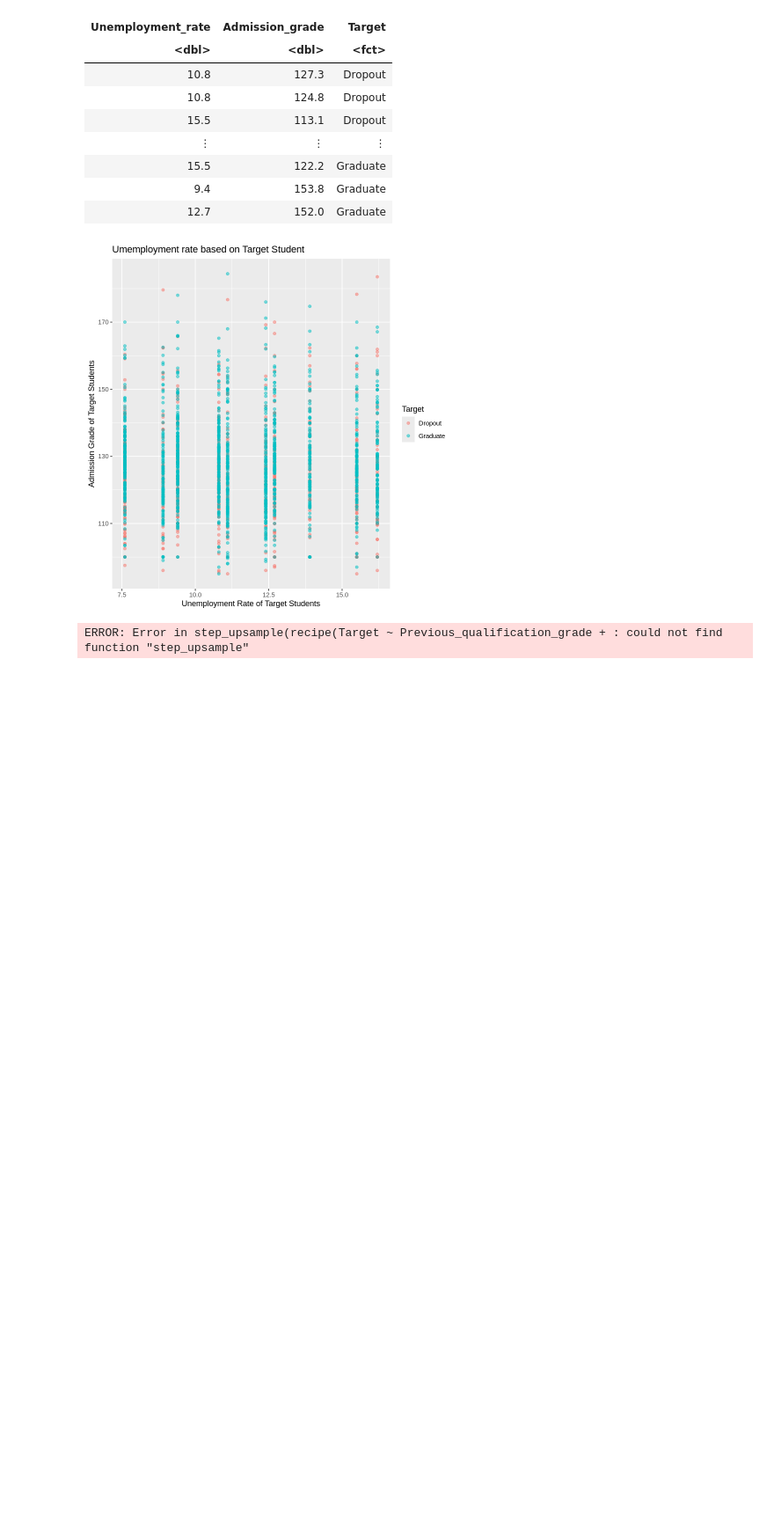
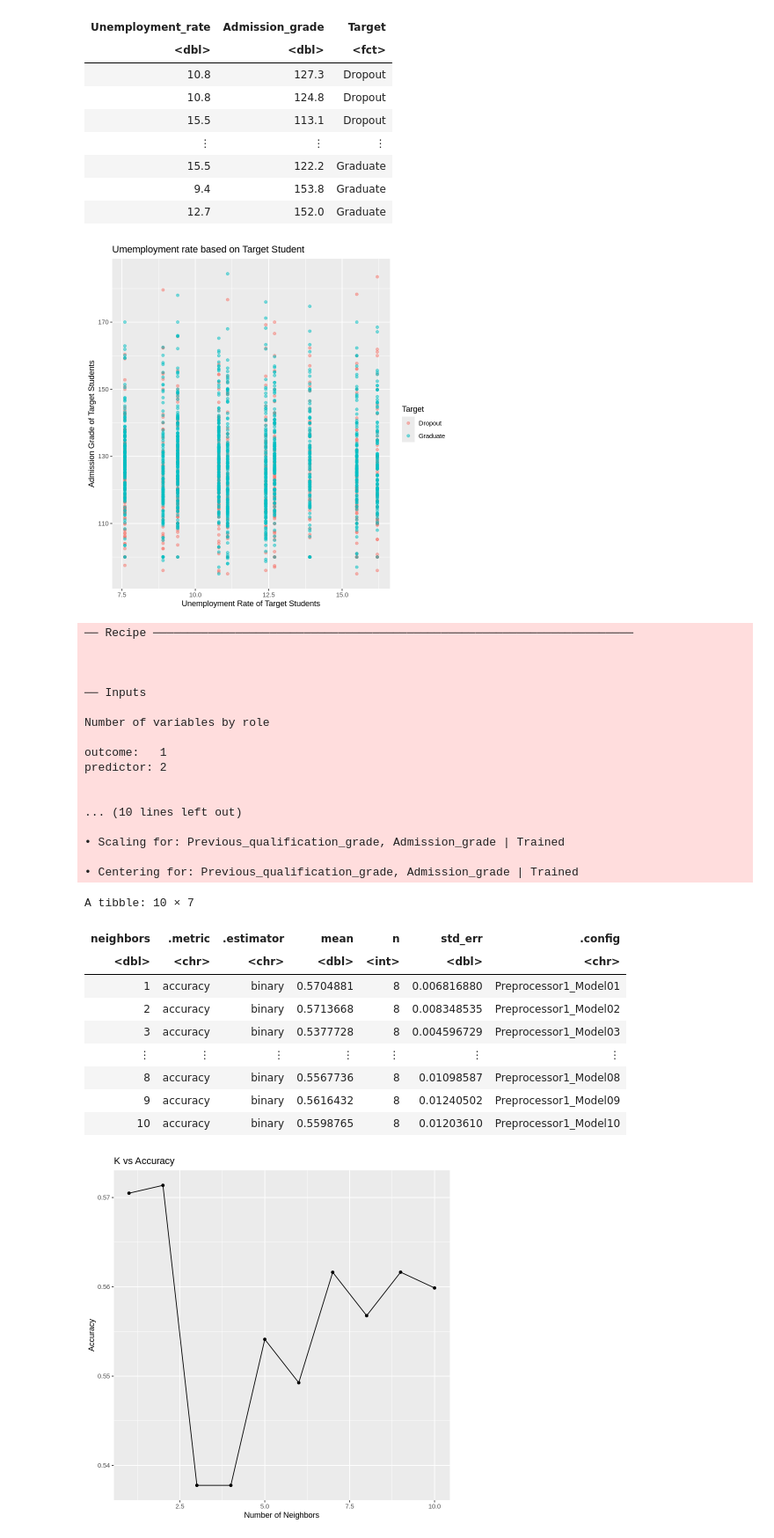
Before and after one commit to jternier/dsci_100_project, a Jupyter notebook: tidy_data/Project.ipynb, the cells around one changed output. Shown at 88% size. Cells and saved outputs as stored; diff of their text form; code cells hidden in the pictures; blank space fills up the shorter version.

```diff
--- a/tidy_data/Project.ipynb
+++ b/tidy_data/Project.ipynb
@@ -224,42 +236,71 @@ set.seed(2000)
 
 # Create Recipe
 dropout_recipe <- recipe(Target ~ Previous_qualification_grade + Admission_grade, data = dropout_training) |>
-step_upsample(Target, over_ratio = 1, skip = FALSE) |>
-step_scale(allpredictors()) |>
-step_center(allpredictors())
+step_upsample(Target, over_ratio = 1, skip = TRUE) |>
+step_scale(all_predictors()) |>
+step_center(all_predictors()) |>
 prep()
+
+dropout_recipe
 
 #Specify folds for cross validation
 dropout_vfold <- vfold_cv(dropout_training, v = 8, strata = Target)
 
 #Specify K-values to try
 gridvals <- tibble("neighbors" = seq(from = 1, to = 10, by = 1))
 
 #Add specification
 dropout_spec <- nearest_neighbor(weight_func = "rectangular", neighbors = tune()) |>
 set_engine("kknn") |>
 set_mode("classification")
 
 dropout_workflow <- workflow() |>
 add_recipe(dropout_recipe) |>
 add_model(dropout_spec) |>
 tune_grid(resamples = dropout_vfold, grid = gridvals) |>
 collect_metrics() |>
 filter(.metric == "accuracy")
 
 dropout_workflow
 
 cross_val_plot <- dropout_workflow |>
 ggplot(aes(x = neighbors, y = mean)) +
 geom_point() +
 geom_line() +
 xlab("Number of Neighbors") +
 ylab("Accuracy") +
 ggtitle("K vs Accuracy")
 
 cross_val_plot
 # %% [output]
-ERROR: Error in step_upsample(recipe(Target ~ Previous_qualification_grade + : could not find function "step_upsample"
+── Recipe ──────────────────────────────────────────────────────────────────────
+
+
+
+── Inputs
+
+Number of variables by role
+
+outcome:   1
+predictor: 2
+
+
+... (10 lines left out)
+
+• Scaling for: Previous_qualification_grade, Admission_grade | Trained
+
+• Centering for: Previous_qualification_grade, Admission_grade | Trained
+A tibble: 10 × 7
+| neighbors | .metric | .estimator | mean | n | std_err | .config |
+| <dbl> | <chr> | <chr> | <dbl> | <int> | <dbl> | <chr> |
+| 1 | accuracy | binary | 0.5704881 | 8 | 0.006816880 | Preprocessor1_Model01 |
+| 2 | accuracy | binary | 0.5713668 | 8 | 0.008348535 | Preprocessor1_Model02 |
+| 3 | accuracy | binary | 0.5377728 | 8 | 0.004596729 | Preprocessor1_Model03 |
+| ⋮ | ⋮ | ⋮ | ⋮ | ⋮ | ⋮ | ⋮ |
+| 8 | accuracy | binary | 0.5567736 | 8 | 0.01098587 | Preprocessor1_Model08 |
+| 9 | accuracy | binary | 0.5616432 | 8 | 0.01240502 | Preprocessor1_Model09 |
+| 10 | accuracy | binary | 0.5598765 | 8 | 0.01203610 | Preprocessor1_Model10 |
+[figure, added]
 # %%
 cross_val_plot <- dropout_workflow |>
 ggplot(aes(x = neighbors, y = mean)) +
```
Also changed, not shown: parts of 3 cells of this notebook.
